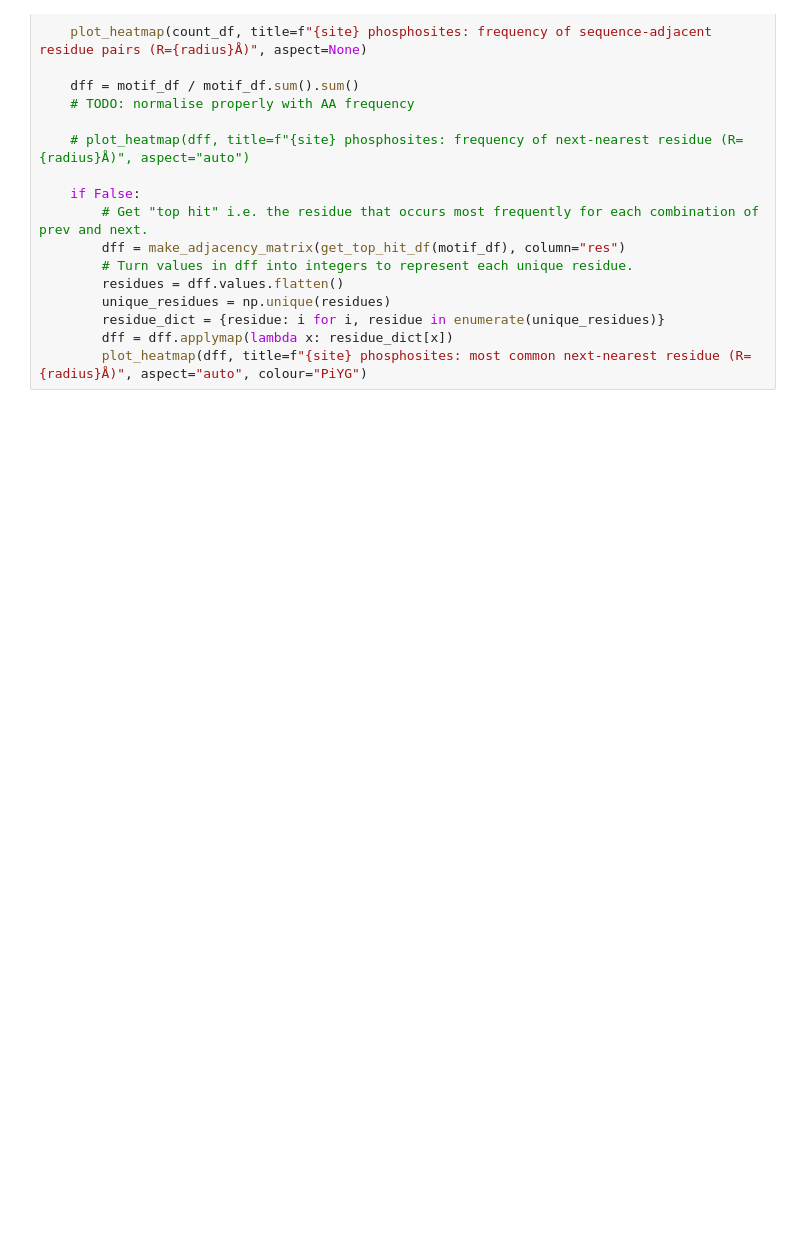
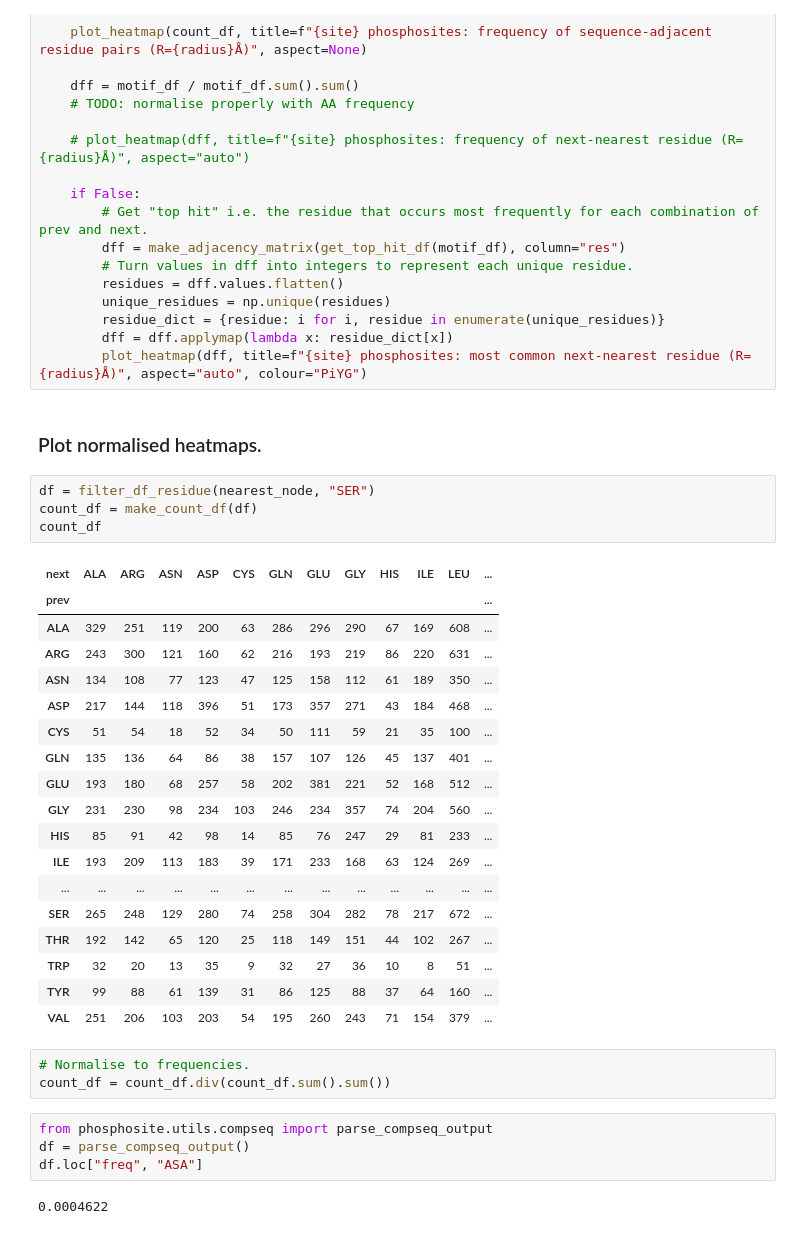
Before and after one commit to kamurani/phosphosite, a Jupyter notebook: notebooks/plot_motif.ipynb, the cells around one changed output. Cells and saved outputs as stored; diff of their text form; blank space fills up the shorter version.

```diff
--- a/notebooks/plot_motif.ipynb
+++ b/notebooks/plot_motif.ipynb
@@ -439,3 +439,37 @@ for site in ["SER", "THR", "TYR"]:
         residue_dict = {residue: i for i, residue in enumerate(unique_residues)}
         dff = dff.applymap(lambda x: residue_dict[x])
         plot_heatmap(dff, title=f"{site} phosphosites: most common next-nearest residue (R={radius}Å)", aspect="auto", colour="PiYG")
+# %% [markdown]
+### Plot normalised heatmaps.
+# %%
+df = filter_df_residue(nearest_node, "SER")
+count_df = make_count_df(df)
+count_df
+# %% [output]
+| next | ALA | ARG | ASN | ASP | CYS | GLN | GLU | GLY | HIS | ILE | LEU | ... |
+| prev |  |  |  |  |  |  |  |  |  |  |  | ... |
+| ALA | 329 | 251 | 119 | 200 | 63 | 286 | 296 | 290 | 67 | 169 | 608 | ... |
+| ARG | 243 | 300 | 121 | 160 | 62 | 216 | 193 | 219 | 86 | 220 | 631 | ... |
+| ASN | 134 | 108 | 77 | 123 | 47 | 125 | 158 | 112 | 61 | 189 | 350 | ... |
+| ASP | 217 | 144 | 118 | 396 | 51 | 173 | 357 | 271 | 43 | 184 | 468 | ... |
+| CYS | 51 | 54 | 18 | 52 | 34 | 50 | 111 | 59 | 21 | 35 | 100 | ... |
+| GLN | 135 | 136 | 64 | 86 | 38 | 157 | 107 | 126 | 45 | 137 | 401 | ... |
+| GLU | 193 | 180 | 68 | 257 | 58 | 202 | 381 | 221 | 52 | 168 | 512 | ... |
+| GLY | 231 | 230 | 98 | 234 | 103 | 246 | 234 | 357 | 74 | 204 | 560 | ... |
+| HIS | 85 | 91 | 42 | 98 | 14 | 85 | 76 | 247 | 29 | 81 | 233 | ... |
+| ILE | 193 | 209 | 113 | 183 | 39 | 171 | 233 | 168 | 63 | 124 | 269 | ... |
+| ... | ... | ... | ... | ... | ... | ... | ... | ... | ... | ... | ... | ... |
+| SER | 265 | 248 | 129 | 280 | 74 | 258 | 304 | 282 | 78 | 217 | 672 | ... |
+| THR | 192 | 142 | 65 | 120 | 25 | 118 | 149 | 151 | 44 | 102 | 267 | ... |
+| TRP | 32 | 20 | 13 | 35 | 9 | 32 | 27 | 36 | 10 | 8 | 51 | ... |
+| TYR | 99 | 88 | 61 | 139 | 31 | 86 | 125 | 88 | 37 | 64 | 160 | ... |
+| VAL | 251 | 206 | 103 | 203 | 54 | 195 | 260 | 243 | 71 | 154 | 379 | ... |
+# %%
+# Normalise to frequencies.
+count_df = count_df.div(count_df.sum().sum())
+# %%
+from phosphosite.utils.compseq import parse_compseq_output
+df = parse_compseq_output()
+df.loc["freq", "ASA"]
+# %% [output]
+0.0004622
```
Also changed, not shown: parts of 5 cells of this notebook, 2 other files.
